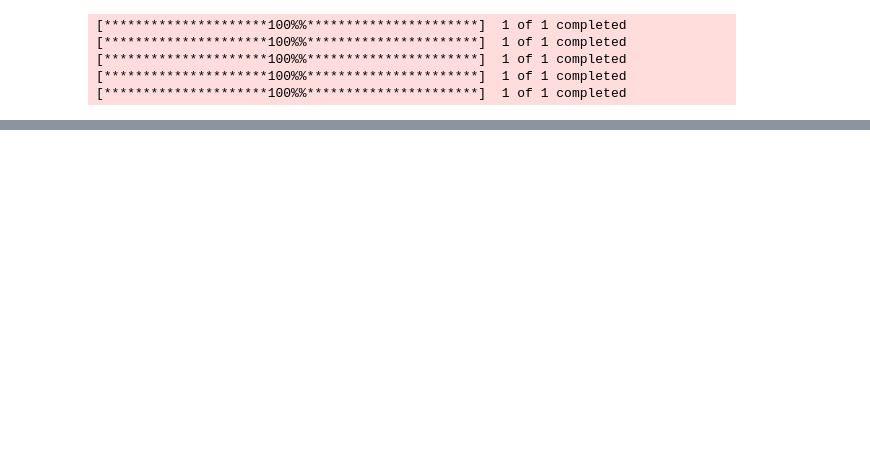
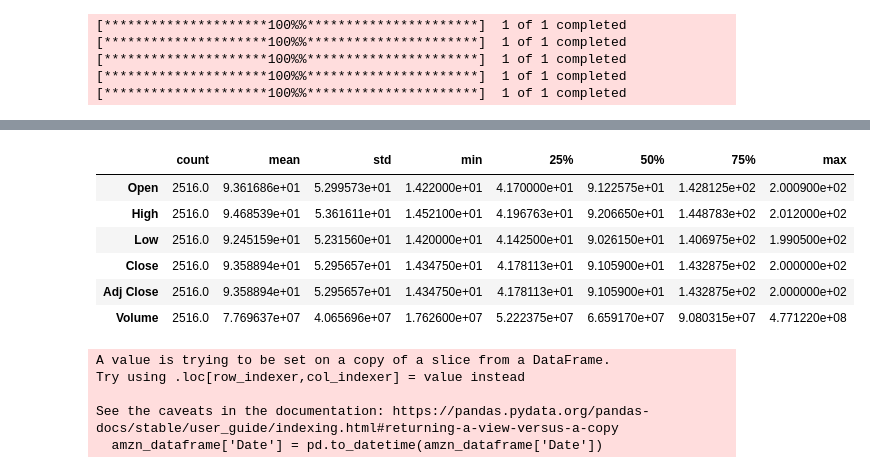
Before and after one commit to IshaanShinde/Stock-Price-Prediction, a Jupyter notebook: stock_price_prediction.ipynb, the cells around one changed output, grey strips where cells are left out. Saved outputs shown, nothing was run; the diff lists cells and outputs as text; code cells hidden in the pictures; blank space fills up the shorter version.

```diff
--- a/stock_price_prediction.ipynb
+++ b/stock_price_prediction.ipynb
@@ -48,0 +79,2 @@ dataset
+# %%
+dataframe = pd.read_csv('yFinance 2014-07-30 to 2024-07-30.csv')
@@ -48,0 +141,10 @@ dataset
+# %%
+amzn_dataframe.describe().T
+# %% [output]
+|  | count | mean | std | min | 25% | 50% | 75% | max |
+| Open | 2516.0 | 9.361686e+01 | 5.299573e+01 | 1.422000e+01 | 4.170000e+01 | 9.122575e+01 | 1.428125e+02 | 2.000900e+02 |
+| High | 2516.0 | 9.468539e+01 | 5.361611e+01 | 1.452100e+01 | 4.196763e+01 | 9.206650e+01 | 1.448783e+02 | 2.012000e+02 |
+| Low | 2516.0 | 9.245159e+01 | 5.231560e+01 | 1.420000e+01 | 4.142500e+01 | 9.026150e+01 | 1.406975e+02 | 1.990500e+02 |
+| Close | 2516.0 | 9.358894e+01 | 5.295657e+01 | 1.434750e+01 | 4.178113e+01 | 9.105900e+01 | 1.432875e+02 | 2.000000e+02 |
+| Adj Close | 2516.0 | 9.358894e+01 | 5.295657e+01 | 1.434750e+01 | 4.178113e+01 | 9.105900e+01 | 1.432875e+02 | 2.000000e+02 |
+| Volume | 2516.0 | 7.769637e+07 | 4.065696e+07 | 1.762600e+07 | 5.222375e+07 | 6.659170e+07 | 9.080315e+07 | 4.771220e+08 |
@@ -48,0 +155,8 @@ dataset
+# %%
+amzn_dataframe['Date'] = pd.to_datetime(amzn_dataframe['Date'])
+# %% [output]
+A value is trying to be set on a copy of a slice from a DataFrame.
+Try using .loc[row_indexer,col_indexer] = value instead
+
+See the caveats in the documentation: https://pandas.pydata.org/pandas-docs/stable/user_guide/indexing.html#returning-a-view-versus-a-copy
+  amzn_dataframe['Date'] = pd.to_datetime(amzn_dataframe['Date'])
```
Also changed, not shown: parts of 26 cells of this notebook, 6 other files.
